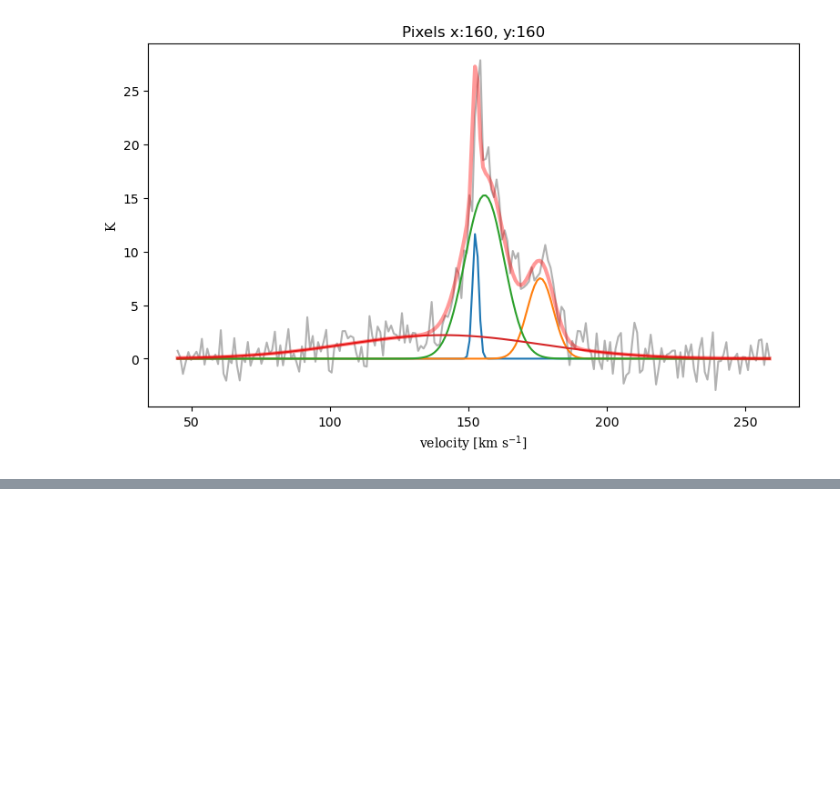
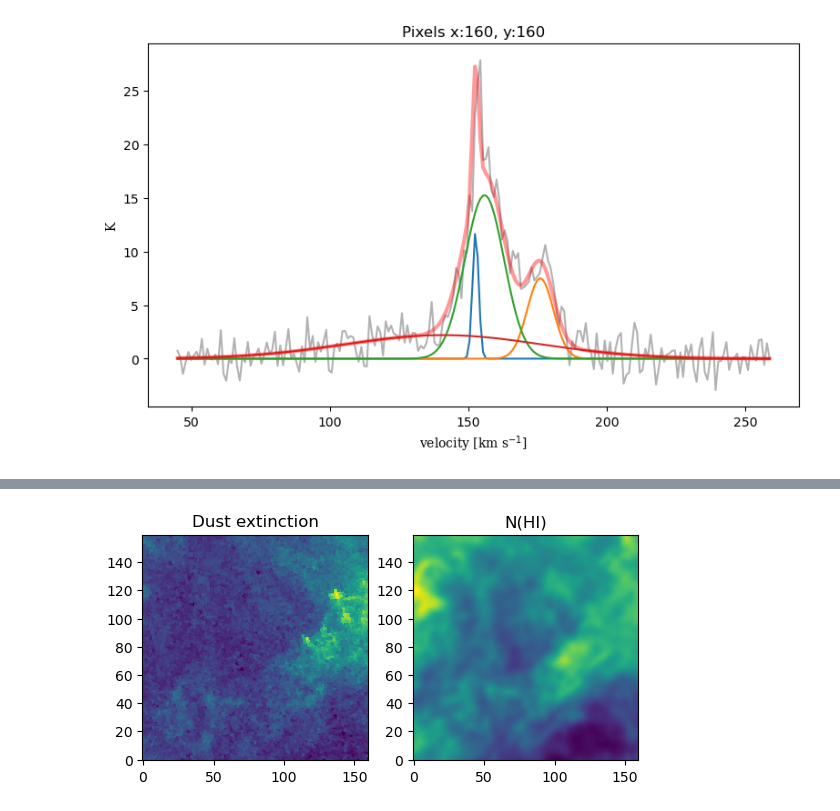
Before and after one commit to OsmerSuarez/Homeworks, a Jupyter notebook: Homework1_Suarez.ipynb, the cells around one changed output, grey strips where cells are left out. Cells and saved outputs as stored; diff of their text form; code cells hidden in the pictures; blank space fills up the shorter version.

```diff
--- a/Homework1_Suarez.ipynb
+++ b/Homework1_Suarez.ipynb
@@ -676,0 +770,19 @@ No, because there is a change in each plot.
+# %%
+# lets make the two images match. We need to reverse the RA direction for the dust map
+
+Av2 = Av[:, ::-1]
+
+fig = plt.figure()
+ax1 = fig.add_subplot(1,2,1)
+plt.imshow(Av2)
+ax1.invert_yaxis()
+ax1.set_title('Dust extinction')
+
+ax2 = fig.add_subplot(1,2,2)
+plt.imshow(d_HI)
+ax2.invert_yaxis()
+ax2.set_title('N(HI)')
+
+plt.show()
+# %% [output]
+[figure, added]
```
Also changed, not shown: parts of 22 cells of this notebook.
